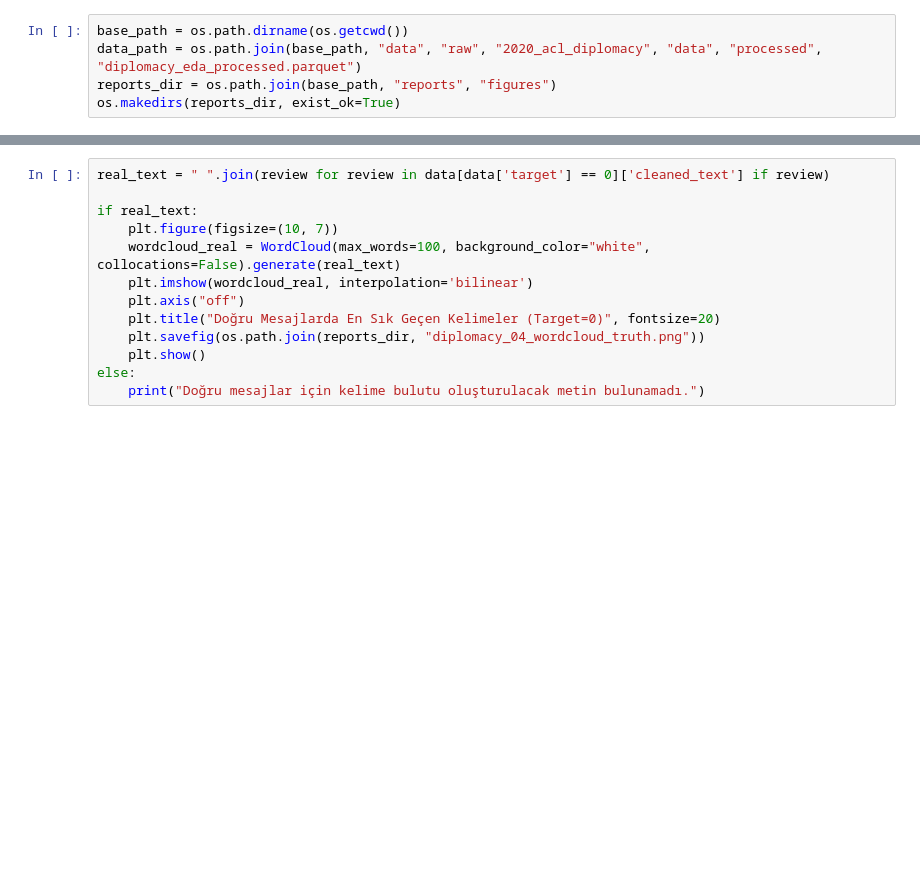
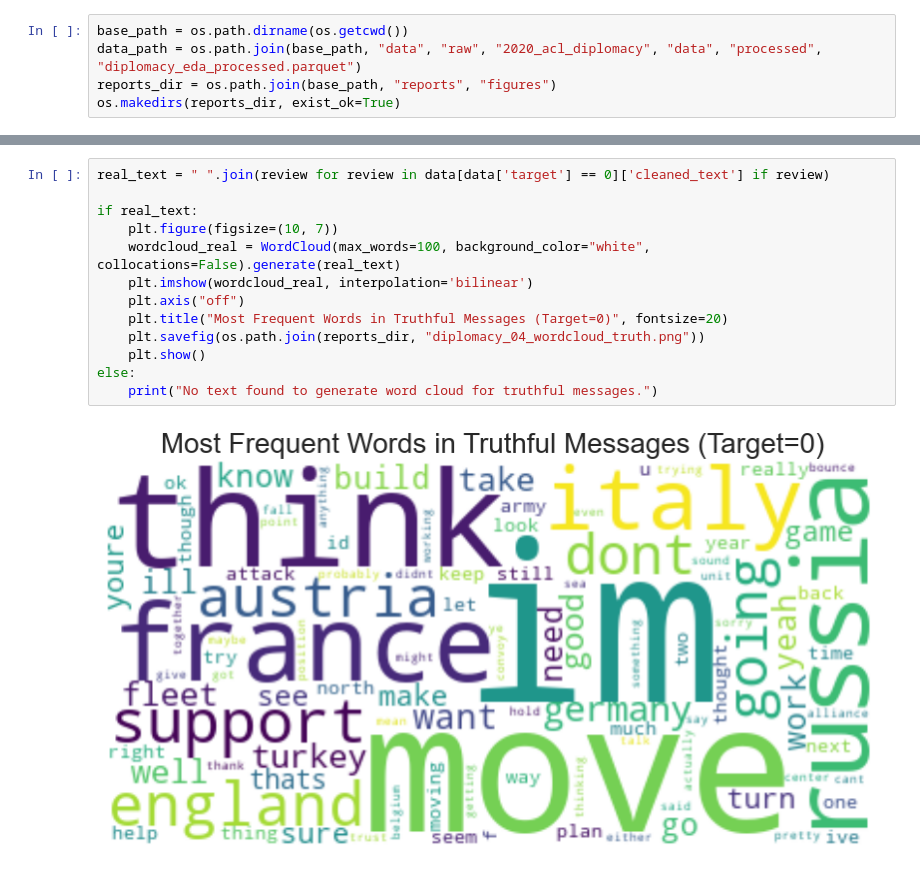
Before and after one commit to AybarsKansu/amazon-fake-review-detector, a Jupyter notebook: notebooks/data_prerocessing_diplomacy.ipynb, the cells around one changed output, grey strips where cells are left out. Cells and saved outputs as stored; diff of their text form; blank space fills up the shorter version.

```diff
--- a/notebooks/data_prerocessing_diplomacy.ipynb
+++ b/notebooks/data_prerocessing_diplomacy.ipynb
@@ -243,13 +201,15 @@ else:
 # %%
 real_text = " ".join(review for review in data[data['target'] == 0]['cleaned_text'] if review)
 
 if real_text:
     plt.figure(figsize=(10, 7))
     wordcloud_real = WordCloud(max_words=100, background_color="white", collocations=False).generate(real_text)
     plt.imshow(wordcloud_real, interpolation='bilinear')
     plt.axis("off")
-    plt.title("Doğru Mesajlarda En Sık Geçen Kelimeler (Target=0)", fontsize=20)
+    plt.title("Most Frequent Words in Truthful Messages (Target=0)", fontsize=20)
     plt.savefig(os.path.join(reports_dir, "diplomacy_04_wordcloud_truth.png"))
     plt.show()
 else:
-    print("Doğru mesajlar için kelime bulutu oluşturulacak metin bulunamadı.")
+    print("No text found to generate word cloud for truthful messages.")
+# %% [output]
+[figure, added]
```
Also changed, not shown: parts of 8 cells of this notebook, 5 other files.
